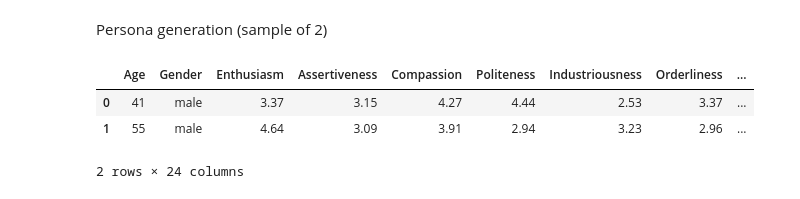
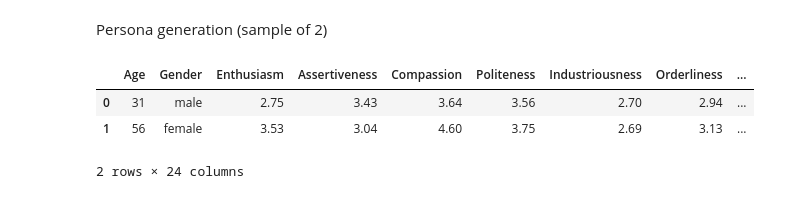
Before and after one commit to DanielSchipfer/The-Parrot-in-the-Machine-Simulating-Human-Behavior-with-Large-Language-Models, a Jupyter notebook: code/LLM_Experiments.ipynb, the cells around one changed output. Saved outputs shown, nothing was run; the diff lists cells and outputs as text; code cells hidden in the pictures.

```diff
--- a/code/LLM_Experiments.ipynb
+++ b/code/LLM_Experiments.ipynb
@@ -70,8 +71,9 @@ df.to_csv("2_personas_test.csv", index=False)
 # %%
-df = pd.read_csv("2_personas_test.csv")
-df = df.drop(columns=["llm_persona", "persona_generation_date"])
+# df = df.drop(columns=["llm_persona", "persona_generation_date"])
+df = pd.read_csv("generated_data/Personas.csv")
+df
 # %% [output]
 |  | Age | Gender | Enthusiasm | Assertiveness | Compassion | Politeness | Industriousness | Orderliness | ... |
-| 0 | 41 | male | 3.37 | 3.15 | 4.27 | 4.44 | 2.53 | 3.37 | ... |
-| 1 | 55 | male | 4.64 | 3.09 | 3.91 | 2.94 | 3.23 | 2.96 | ... |
+| 0 | 31 | male | 2.75 | 3.43 | 3.64 | 3.56 | 2.70 | 2.94 | ... |
+| 1 | 56 | female | 3.53 | 3.04 | 4.60 | 3.75 | 2.69 | 3.13 | ... |
 2 rows × 24 columns
```
Also changed, not shown: parts of 26 cells of this notebook, 1 other file.
